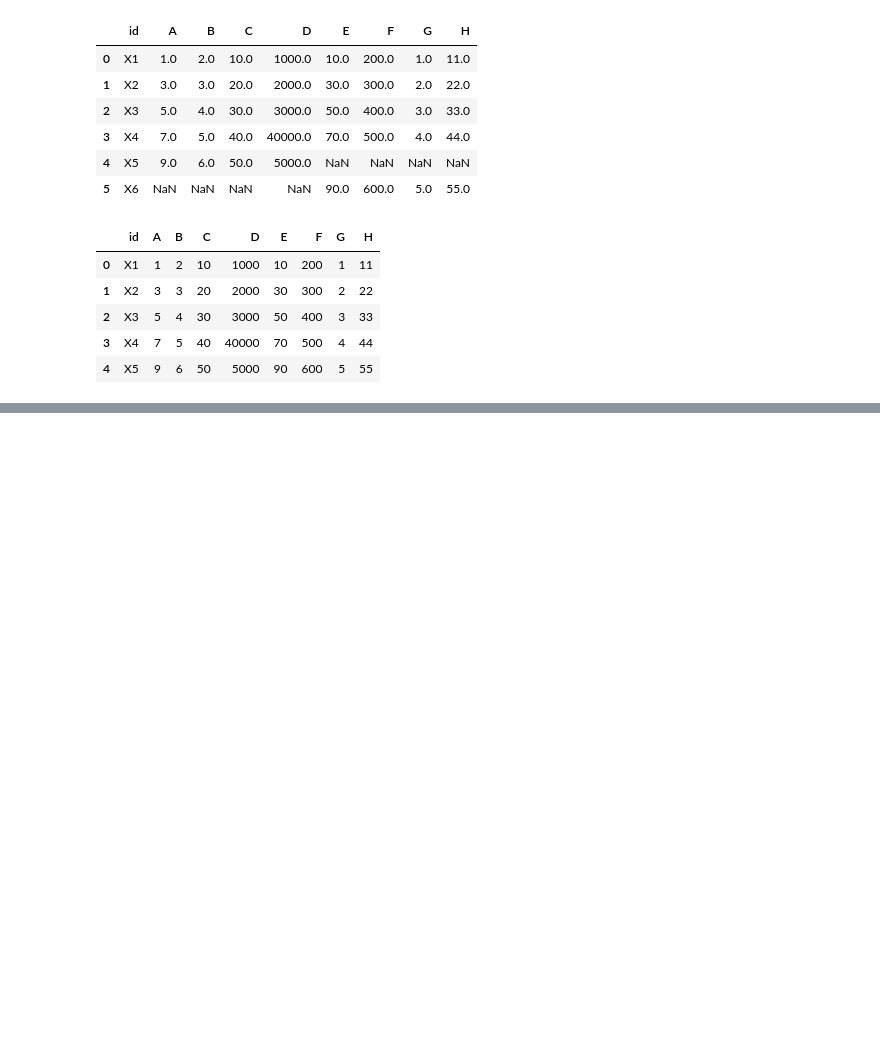
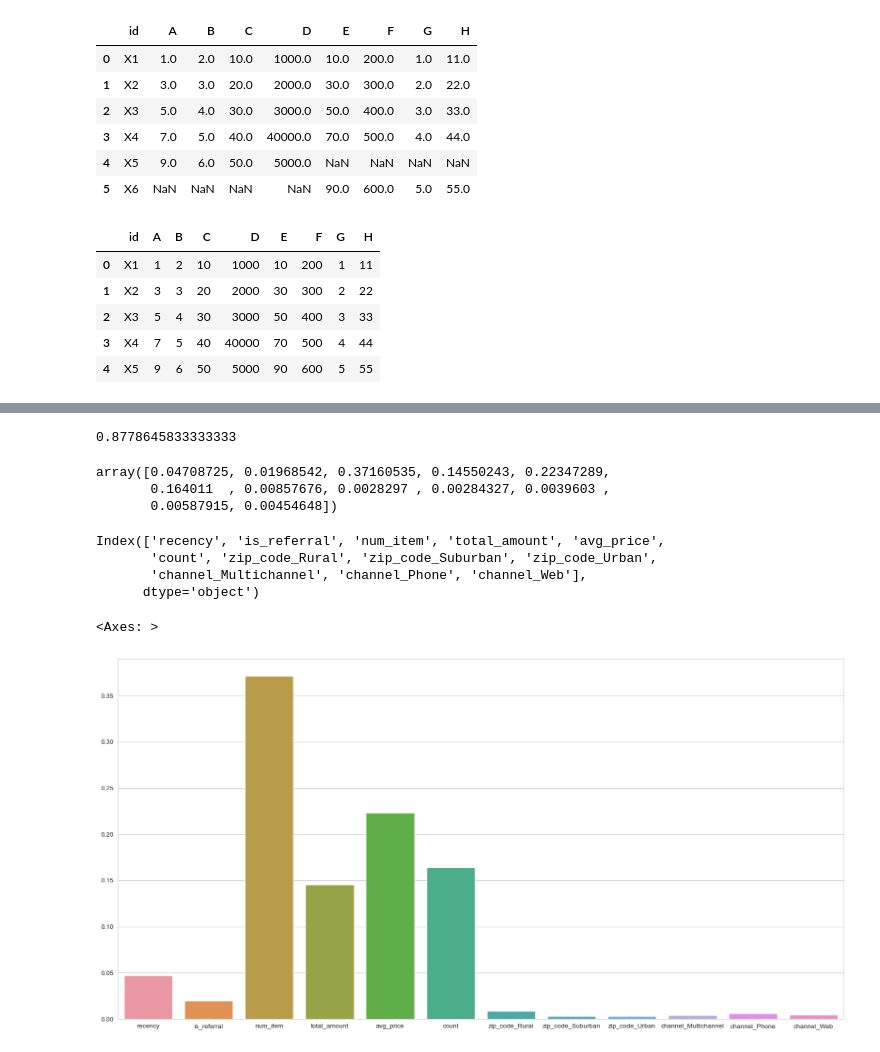
Before and after one commit to YimJeoYeol/Python, a Jupyter notebook: 6_promotion#random_forest/tutorial6.ipynb, the cells around one changed output, grey strips where cells are left out. Drawn from its saved outputs; the diff is of its cells as text; code cells hidden in the pictures; blank space fills up the shorter version.

```diff
--- a/6_promotion#random_forest/tutorial6.ipynb
+++ b/6_promotion#random_forest/tutorial6.ipynb
@@ -302,0 +985,7 @@ df2 = pd.DataFrame(dict2, index=["a", "b", "c", "d", "e"])
+# %%
+from sklearn.model_selection import train_test_split
+
+X_train, X_test, y_train, y_test = \
+    train_test_split(df.drop("conversion", axis=1), df["conversion"], test_size=0.3)
+# %%
+model.fit(X_train, y_train)
@@ -302,0 +1036,4 @@ df2 = pd.DataFrame(dict2, index=["a", "b", "c", "d", "e"])
+# %%
+model = RandomForestRegressor(max_depth=10, n_estimators=300)
+# %%
+model.fit(X_train, y_train)
@@ -302,0 +1117,23 @@ df2 = pd.DataFrame(dict2, index=["a", "b", "c", "d", "e"])
+# %%
+accuracy_score(y_test, result)
+# %% [output]
+0.8778645833333333
+# %%
+model.feature_importances_
+# %% [output]
+array([0.04708725, 0.01968542, 0.37160535, 0.14550243, 0.22347289,
+       0.164011  , 0.00857676, 0.0028297 , 0.00284327, 0.0039603 ,
+       0.00587915, 0.00454648])
+# %%
+X_train.columns
+# %% [output]
+Index(['recency', 'is_referral', 'num_item', 'total_amount', 'avg_price',
+       'count', 'zip_code_Rural', 'zip_code_Suburban', 'zip_code_Urban',
+       'channel_Multichannel', 'channel_Phone', 'channel_Web'],
+      dtype='object')
+# %%
+plt.figure(figsize=(20,10))
+sns.barplot(x=X_train.columns, y=model.feature_importances_)
+# %% [output]
+<Axes: >
+[figure, added]
```
Also changed, not shown: parts of 91 cells of this notebook.
